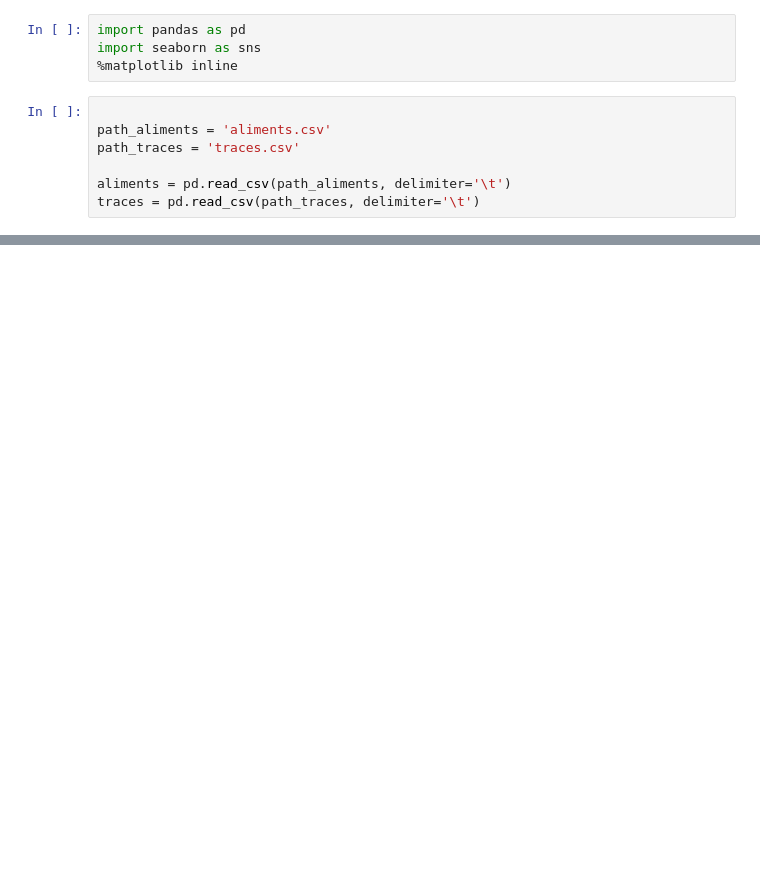
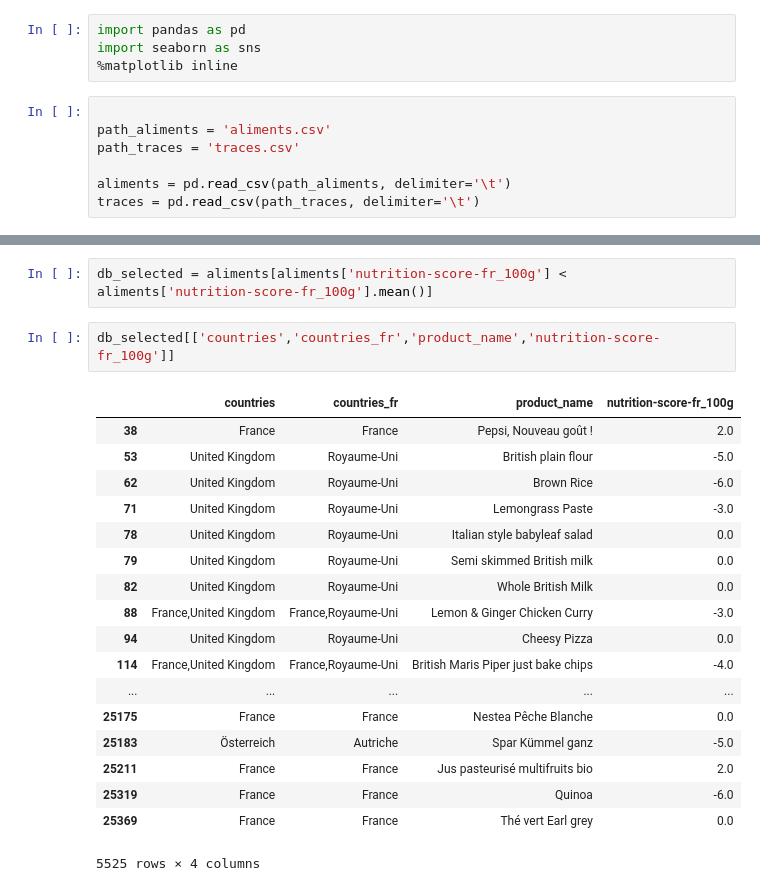
Before and after one commit to telecom-paristech-ms-bgd-2017/starter-kit-datascience, a Jupyter notebook: westley-birmingham/Lesson6/exo_cc_lesson_6_viz.ipynb, the cells around one changed output, grey strips where cells are left out. Drawn from its saved outputs; the diff is of its cells as text; blank space fills up the shorter version.

```diff
--- a/westley-birmingham/Lesson6/exo_cc_lesson_6_viz.ipynb
+++ b/westley-birmingham/Lesson6/exo_cc_lesson_6_viz.ipynb
@@ -24,0 +31,23 @@ db_countries = aliments.groupby(['countries','product_name']).count()
+# %%
+db_selected = aliments[aliments['nutrition-score-fr_100g'] < aliments['nutrition-score-fr_100g'].mean()]
+# %%
+db_selected[['countries','countries_fr','product_name','nutrition-score-fr_100g']]
+# %% [output]
+|  | countries | countries_fr | product_name | nutrition-score-fr_100g |
+| 38 | France | France | Pepsi, Nouveau goût ! | 2.0 |
+| 53 | United Kingdom | Royaume-Uni | British plain flour | -5.0 |
+| 62 | United Kingdom | Royaume-Uni | Brown Rice | -6.0 |
+| 71 | United Kingdom | Royaume-Uni | Lemongrass Paste | -3.0 |
+| 78 | United Kingdom | Royaume-Uni | Italian style babyleaf salad | 0.0 |
+| 79 | United Kingdom | Royaume-Uni | Semi skimmed British milk | 0.0 |
+| 82 | United Kingdom | Royaume-Uni | Whole British Milk | 0.0 |
+| 88 | France,United Kingdom | France,Royaume-Uni | Lemon & Ginger Chicken Curry | -3.0 |
+| 94 | United Kingdom | Royaume-Uni | Cheesy Pizza | 0.0 |
+| 114 | France,United Kingdom | France,Royaume-Uni | British Maris Piper just bake chips | -4.0 |
+| ... | ... | ... | ... | ... |
+| 25175 | France | France | Nestea Pêche Blanche | 0.0 |
+| 25183 | Österreich | Autriche | Spar Kümmel ganz | -5.0 |
+| 25211 | France | France | Jus pasteurisé multifruits bio | 2.0 |
+| 25319 | France | France | Quinoa | -6.0 |
+| 25369 | France | France | Thé vert Earl grey | 0.0 |
+5525 rows × 4 columns
```
Also changed, not shown: parts of 10 cells of this notebook.
